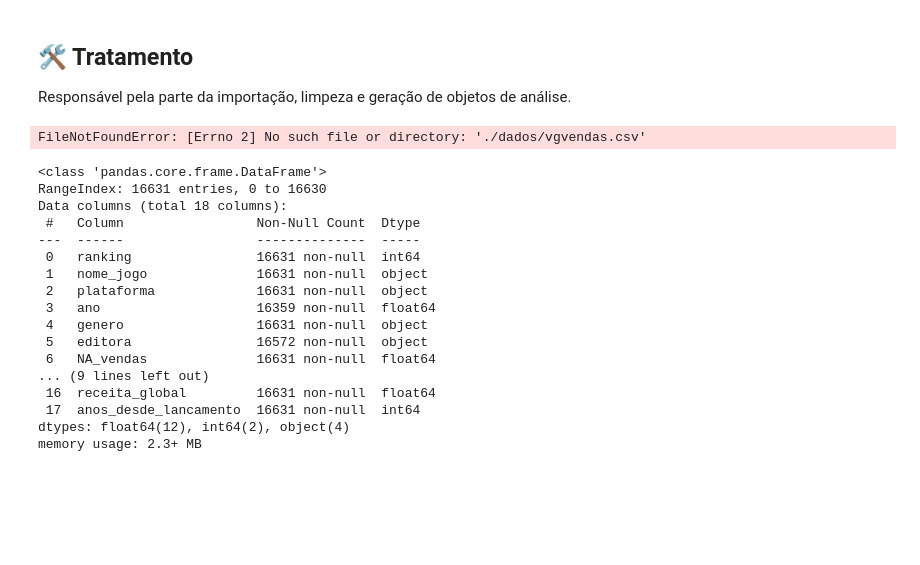
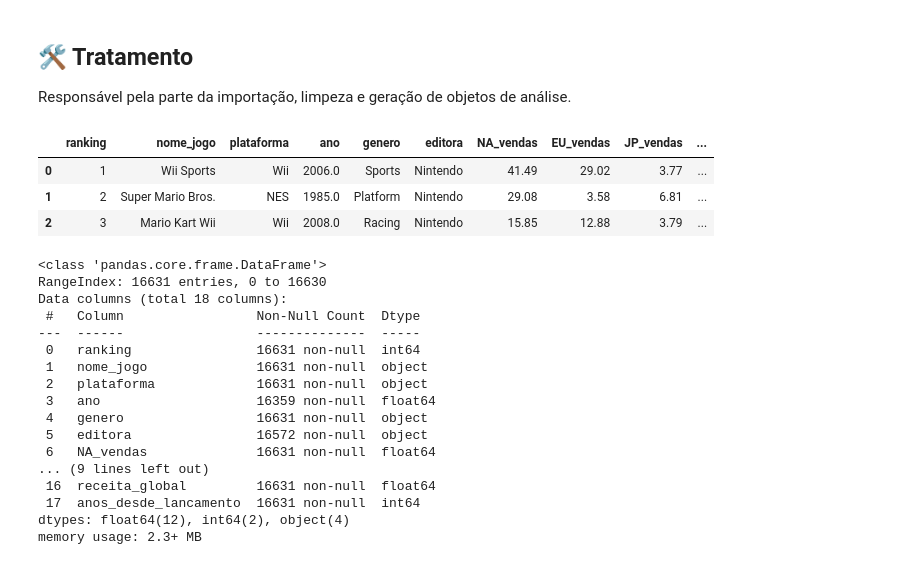
Before and after one commit to ladata-ufs/X-SEMAC, a Jupyter notebook: Análise de Dados - Conceitos, Técnicas e Aplicações/Notebooks/pratica.ipynb, the cells around one changed output. Cells and saved outputs as stored; diff of their text form; code cells hidden in the pictures; blank space fills up the shorter version.

```diff
--- a/Análise de Dados - Conceitos, Técnicas e Aplicações/Notebooks/pratica.ipynb
+++ b/Análise de Dados - Conceitos, Técnicas e Aplicações/Notebooks/pratica.ipynb
@@ -93,10 +93,13 @@ df
 Responsável pela parte da importação, limpeza e geração de objetos de análise.
 # %%
 # Importação e primeira olhadela nos dados
-db = pd.read_csv("./dados/vgvendas.csv", decimal=".")
+db = pd.read_csv("../Dados/vgvendas.csv", decimal=".")
 db.head(3)
 # %% [output]
-FileNotFoundError: [Errno 2] No such file or directory: './dados/vgvendas.csv'
+|  | ranking | nome_jogo | plataforma | ano | genero | editora | NA_vendas | EU_vendas | JP_vendas | ... |
+| 0 | 1 | Wii Sports | Wii | 2006.0 | Sports | Nintendo | 41.49 | 29.02 | 3.77 | ... |
+| 1 | 2 | Super Mario Bros. | NES | 1985.0 | Platform | Nintendo | 29.08 | 3.58 | 6.81 | ... |
+| 2 | 3 | Mario Kart Wii | Wii | 2008.0 | Racing | Nintendo | 15.85 | 12.88 | 3.79 | ... |
 # %%
 # Para ver informações mais gerais sobre os dados
 # O info exibe todas as colunas, a contagem de valores não nulos e o tipo de dado
```
Also changed, not shown: 1 other file.
